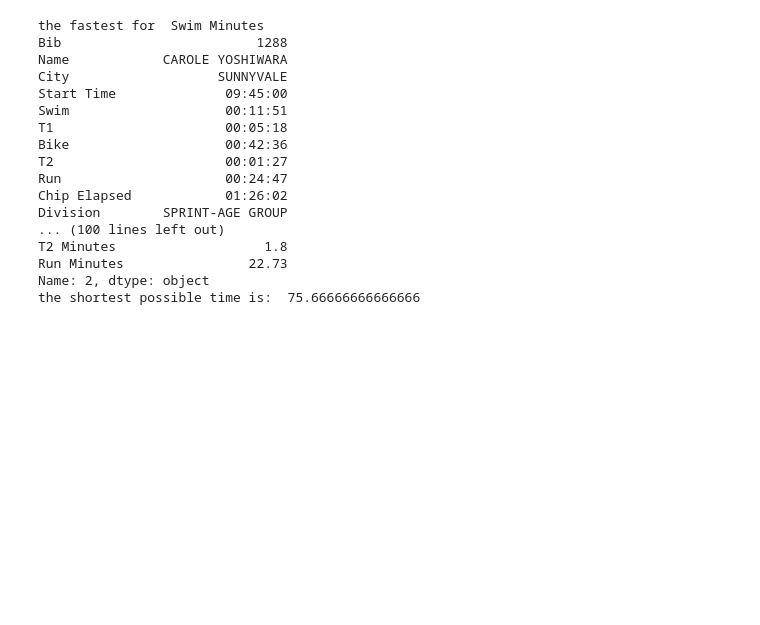
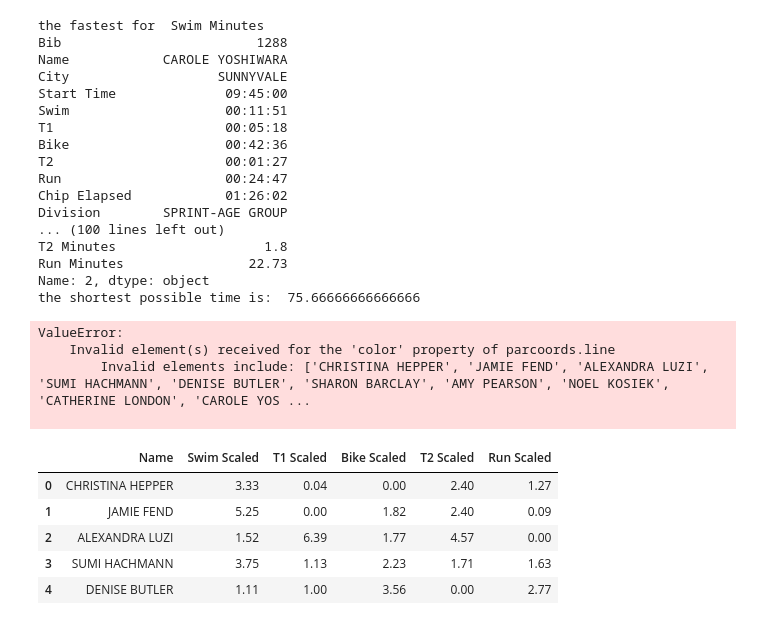
Before and after one commit to CBlumini/Triathalon_tracker, a Jupyter notebook: tri_analyzer.ipynb, the cells around one changed output. Saved outputs shown, nothing was run; the diff lists cells and outputs as text; code cells hidden in the pictures; blank space fills up the shorter version.

```diff
--- a/tri_analyzer.ipynb
+++ b/tri_analyzer.ipynb
@@ -201,6 +210,15 @@ T2 Minutes                   1.8
 Run Minutes                22.73
 Name: 2, dtype: object
 the shortest possible time is:  75.66666666666666
+# %%
+fig = px.parallel_coordinates(reduced, color = "Name", labels = {"Swim Minutes": "Swim", "T1 Minutes": "T1"})
+
+fig.show()
+# %% [output]
+ValueError:
+    Invalid element(s) received for the 'color' property of parcoords.line
+        Invalid elements include: ['CHRISTINA HEPPER', 'JAMIE FEND', 'ALEXANDRA LUZI', 'SUMI HACHMANN', 'DENISE BUTLER', 'SHARON BARCLAY', 'AMY PEARSON', 'NOEL KOSIEK', 'CATHERINE LONDON', 'CAROLE YOS ...
+
 # %%
 #Swim_min =data["Swim Minutes"].min()
 #T1_min = data["T1 Minutes"].min()
@@ -211,3 +229,13 @@ the shortest possible time is:  75.66666666666666
 #shortestTime = Swim_min+T1_min+Bike_min+T2_min+Run_min
 
 #print(shortestTime)
+# %%
+reduced2 = reduced.drop(reduced.columns[[0,2,3,4,5,6,7,8]], axis=1)
+reduced2.head()
+# %% [output]
+|  | Name | Swim Scaled | T1 Scaled | Bike Scaled | T2 Scaled | Run Scaled |
+| 0 | CHRISTINA HEPPER | 3.33 | 0.04 | 0.00 | 2.40 | 1.27 |
+| 1 | JAMIE FEND | 5.25 | 0.00 | 1.82 | 2.40 | 0.09 |
+| 2 | ALEXANDRA LUZI | 1.52 | 6.39 | 1.77 | 4.57 | 0.00 |
+| 3 | SUMI HACHMANN | 3.75 | 1.13 | 2.23 | 1.71 | 1.63 |
+| 4 | DENISE BUTLER | 1.11 | 1.00 | 3.56 | 0.00 | 2.77 |
```
Also changed, not shown: parts of 4 cells of this notebook.
